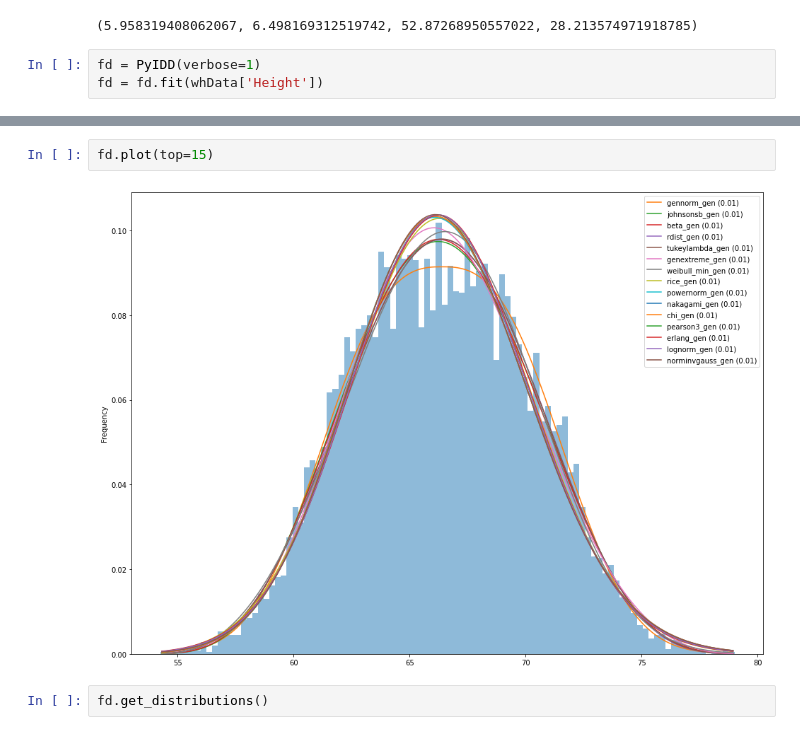
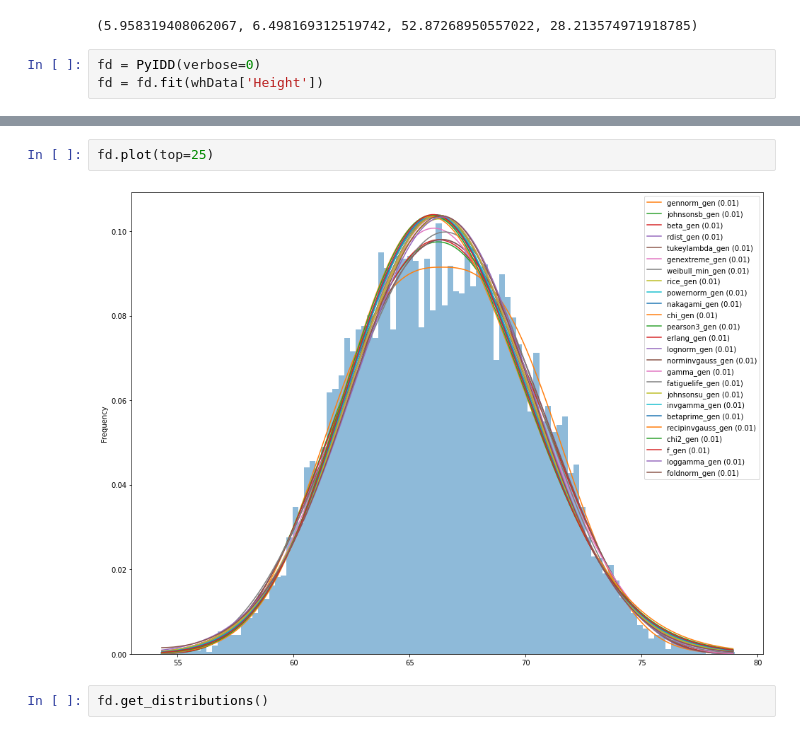
Before and after one commit to amirhr098/Data-Science-Course-Files, a Jupyter notebook: pyidd.ipynb, the cells around one changed output, grey strips where cells are left out. Cells and saved outputs as stored; diff of their text form.

```diff
--- a/pyidd.ipynb
+++ b/pyidd.ipynb
@@ -17,5 +17,5 @@ beta.fit(whData['Height'])
 # %% [output]
 (5.958319408062067, 6.498169312519742, 52.87268950557022, 28.213574971918785)
 # %%
-fd = PyIDD(verbose=1)
+fd = PyIDD(verbose=0)
 fd = fd.fit(whData['Height'])
@@ -40,7 +22,7 @@ distribution: weibull_min_gen
 # %%
-fd.plot(top=15)
+fd.plot(top=25)
 # %% [output]
-[figure, old version]
+[figure, new version]
 # %%
 fd.get_distributions()
 # %% [output]
```
Also changed, not shown: parts of 1 cell of this notebook.
